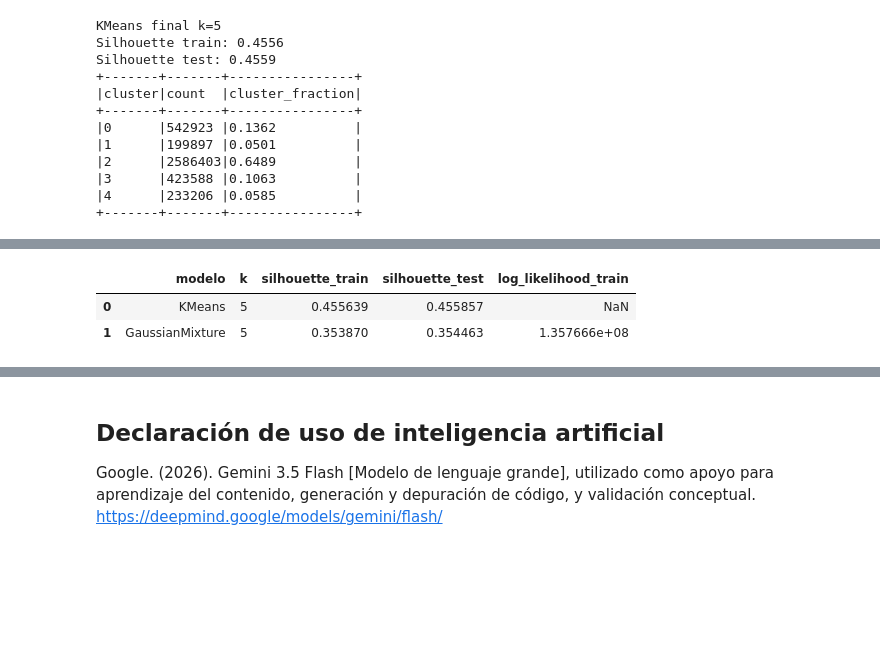
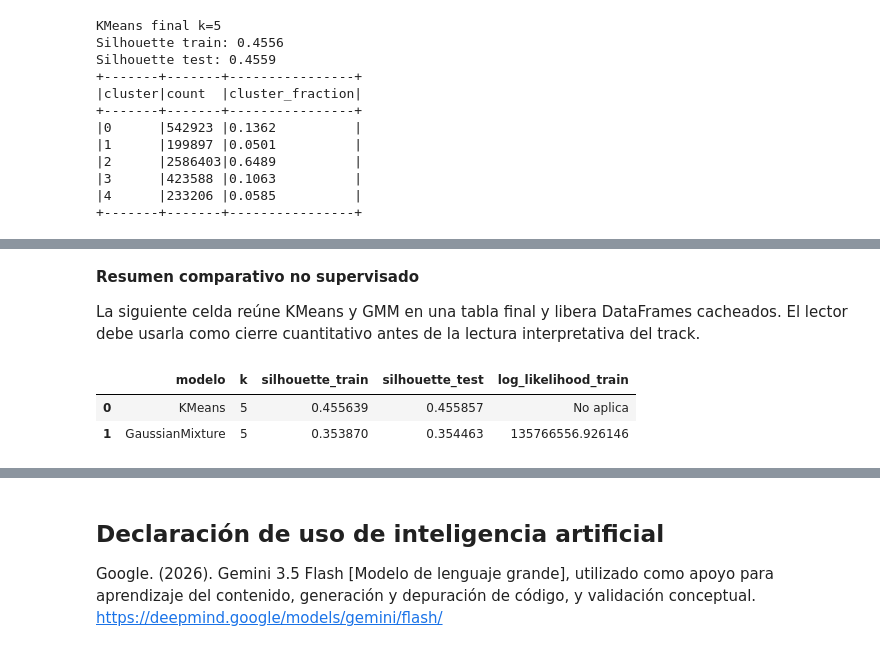
Before and after one commit to jjmonsalveg/big-data-mna, a Jupyter notebook: proyecto/etapa3/Etapa_3 Equipo#12.ipynb, the cells around one changed output, grey strips where cells are left out. Cells and saved outputs as stored; diff of their text form; code cells hidden in the pictures; blank space fills up the shorter version.

```diff
--- a/proyecto/etapa3/Etapa_3 Equipo#12.ipynb
+++ b/proyecto/etapa3/Etapa_3 Equipo#12.ipynb
@@ -1161,37 +1218,41 @@ DataFrame[stratum_id: string, VendorID: tinyint, tpep_pickup_datetime: timestamp
+# %% [markdown]
+**Resumen comparativo no supervisado**
+
+La siguiente celda reúne KMeans y GMM en una tabla final y libera DataFrames cacheados. El lector debe usarla como cierre cuantitativo antes de la lectura interpretativa del track.
 # %%
 clustering_model_results_pdf = pd.DataFrame([
     {
         "modelo": "KMeans",
         "k": SELECTED_K,
         "silhouette_train": final_kmeans_sil_train,
         "silhouette_test": final_kmeans_sil_test,
-        "log_likelihood_train": None,
+        "log_likelihood_train": "No aplica",
     },
     gmm_metrics,
 ])
 
 display(clustering_model_results_pdf)
 
 for cached_df in [
     train_features,
     test_features,
     train_cluster_ml,
     test_cluster_ml,
     train_base_ml,
     test_base_ml,
     train_df,
     test_df,
     M_split,
     M,
 ]:
     try:
         cached_df.unpersist()
     except Exception:
         pass
 # %% [output]
 |  | modelo | k | silhouette_train | silhouette_test | log_likelihood_train |
-| 0 | KMeans | 5 | 0.455639 | 0.455857 | NaN |
-| 1 | GaussianMixture | 5 | 0.353870 | 0.354463 | 1.357666e+08 |
+| 0 | KMeans | 5 | 0.455639 | 0.455857 | No aplica |
+| 1 | GaussianMixture | 5 | 0.353870 | 0.354463 | 135766556.926146 |
 # %% [markdown]
 **Lectura del track no supervisado**
 
```
Also changed, not shown: parts of 32 cells of this notebook.
